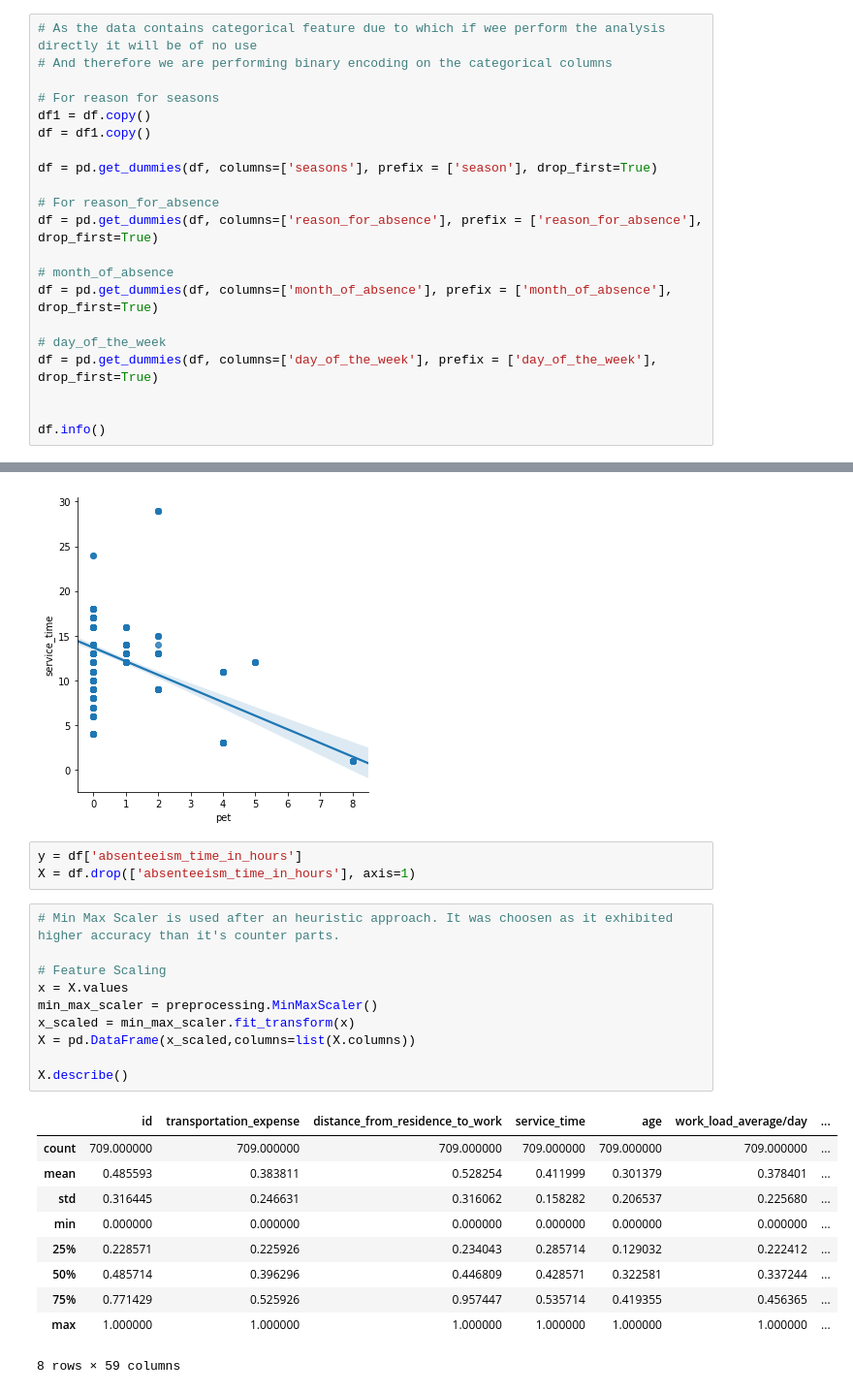
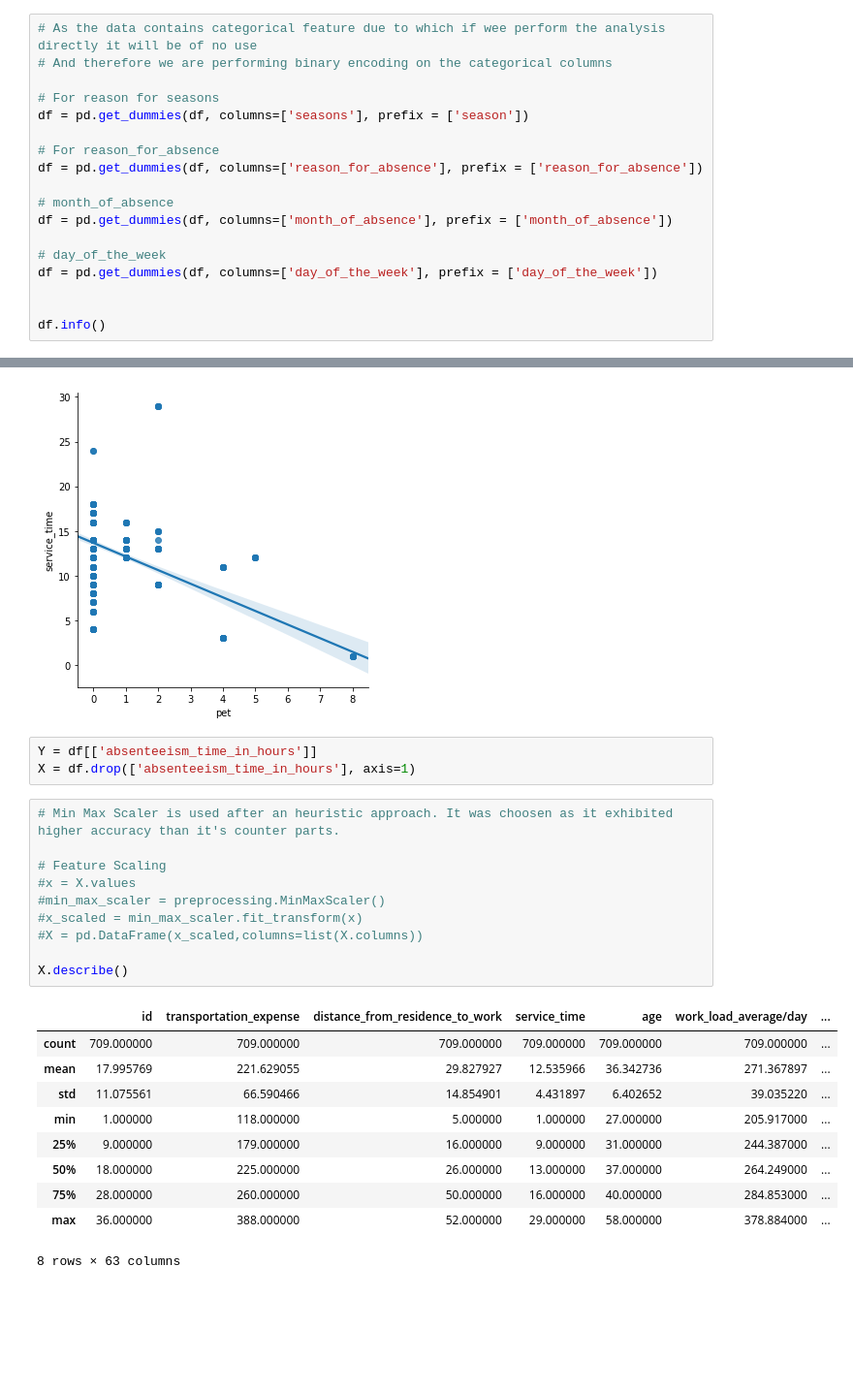
Before and after one commit to samarth-malhotra/DM_ASSIGNMENT, a Jupyter notebook: Assignment.ipynb, the cells around one changed output, grey strips where cells are left out. Shown: that part at 97% size. Saved outputs shown, nothing was run; the diff lists cells and outputs as text; blank space fills up the shorter version.

```diff
--- a/Assignment.ipynb
+++ b/Assignment.ipynb
@@ -81,19 +85,16 @@ df = df.drop(['weight', 'height'], axis=1)
 # And therefore we are performing binary encoding on the categorical columns
 
 # For reason for seasons
-df1 = df.copy()
-df = df1.copy()
-
-df = pd.get_dummies(df, columns=['seasons'], prefix = ['season'], drop_first=True)
+df = pd.get_dummies(df, columns=['seasons'], prefix = ['season'])
 
 # For reason_for_absence
-df = pd.get_dummies(df, columns=['reason_for_absence'], prefix = ['reason_for_absence'], drop_first=True)
+df = pd.get_dummies(df, columns=['reason_for_absence'], prefix = ['reason_for_absence'])
 
 # month_of_absence
-df = pd.get_dummies(df, columns=['month_of_absence'], prefix = ['month_of_absence'],  drop_first=True)
+df = pd.get_dummies(df, columns=['month_of_absence'], prefix = ['month_of_absence'])
 
 # day_of_the_week
-df = pd.get_dummies(df, columns=['day_of_the_week'], prefix = ['day_of_the_week'], drop_first=True)
+df = pd.get_dummies(df, columns=['day_of_the_week'], prefix = ['day_of_the_week'])
 
 
 df.info()
@@ -150,28 +151,28 @@ sns.lmplot(x='pet', y='service_time', data=df, fit_reg=True)
 <seaborn.axisgrid.FacetGrid at 0x...>
 [figure]
 # %%
-y = df['absenteeism_time_in_hours']
+Y = df[['absenteeism_time_in_hours']]
 X = df.drop(['absenteeism_time_in_hours'], axis=1)
 # %%
 # Min Max Scaler is used after an heuristic approach. It was choosen as it exhibited higher accuracy than it's counter parts.
 
 # Feature Scaling
-x = X.values
-min_max_scaler = preprocessing.MinMaxScaler()
-x_scaled = min_max_scaler.fit_transform(x)
-X = pd.DataFrame(x_scaled,columns=list(X.columns))
+#x = X.values
+#min_max_scaler = preprocessing.MinMaxScaler()
+#x_scaled = min_max_scaler.fit_transform(x)
+#X = pd.DataFrame(x_scaled,columns=list(X.columns))
 
 X.describe()
 # %% [output]
 |  | id | transportation_expense | distance_from_residence_to_work | service_time | age | work_load_average/day | ... |
 | count | 709.000000 | 709.000000 | 709.000000 | 709.000000 | 709.000000 | 709.000000 | ... |
-| mean | 0.485593 | 0.383811 | 0.528254 | 0.411999 | 0.301379 | 0.378401 | ... |
-| std | 0.316445 | 0.246631 | 0.316062 | 0.158282 | 0.206537 | 0.225680 | ... |
-| min | 0.000000 | 0.000000 | 0.000000 | 0.000000 | 0.000000 | 0.000000 | ... |
-| 25% | 0.228571 | 0.225926 | 0.234043 | 0.285714 | 0.129032 | 0.222412 | ... |
-| 50% | 0.485714 | 0.396296 | 0.446809 | 0.428571 | 0.322581 | 0.337244 | ... |
-| 75% | 0.771429 | 0.525926 | 0.957447 | 0.535714 | 0.419355 | 0.456365 | ... |
-| max | 1.000000 | 1.000000 | 1.000000 | 1.000000 | 1.000000 | 1.000000 | ... |
+| mean | 17.995769 | 221.629055 | 29.827927 | 12.535966 | 36.342736 | 271.367897 | ... |
+| std | 11.075561 | 66.590466 | 14.854901 | 4.431897 | 6.402652 | 39.035220 | ... |
+| min | 1.000000 | 118.000000 | 5.000000 | 1.000000 | 27.000000 | 205.917000 | ... |
+| 25% | 9.000000 | 179.000000 | 16.000000 | 9.000000 | 31.000000 | 244.387000 | ... |
+| 50% | 18.000000 | 225.000000 | 26.000000 | 13.000000 | 37.000000 | 264.249000 | ... |
+| 75% | 28.000000 | 260.000000 | 50.000000 | 16.000000 | 40.000000 | 284.853000 | ... |
+| max | 36.000000 | 388.000000 | 52.000000 | 29.000000 | 58.000000 | 378.884000 | ... |
-8 rows × 59 columns
+8 rows × 63 columns
 # %%
 # Splitting data into train and test data
```
Also changed, not shown: parts of 8 cells of this notebook.
